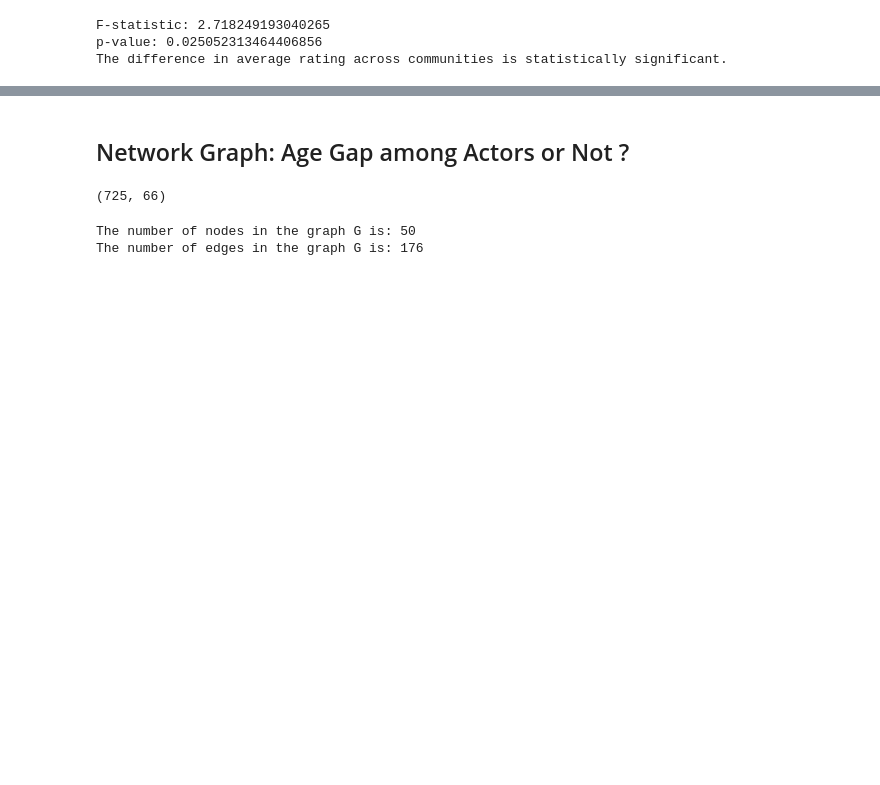
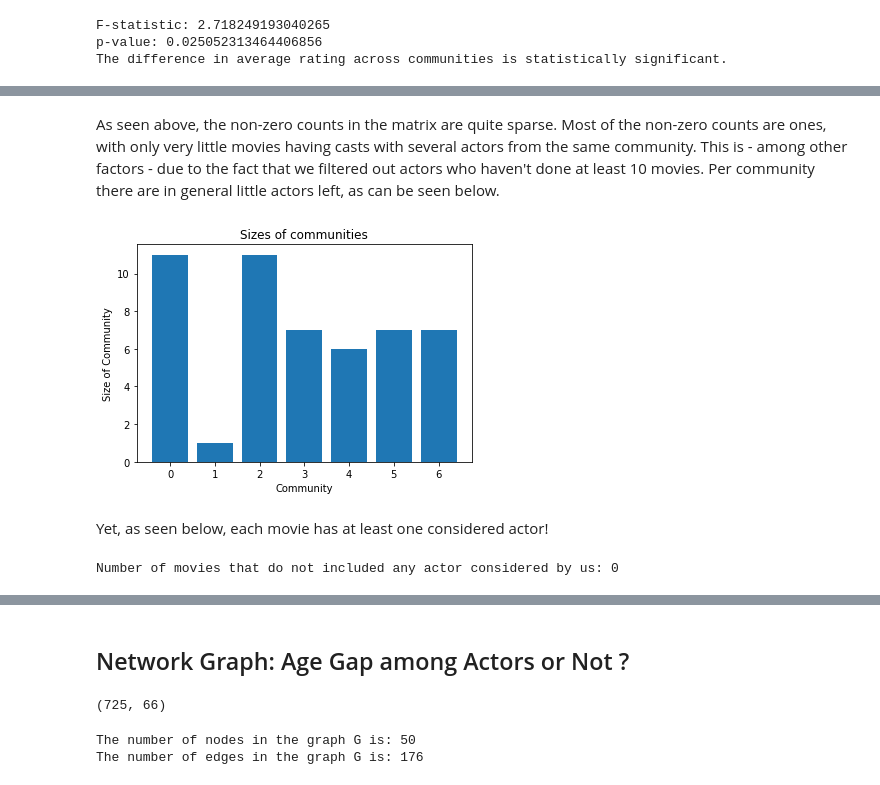
Before and after one commit to epfl-ada/ada-2023-project-shinebrightlikeadamon, a Jupyter notebook: network_analysis.ipynb, the cells around one changed output, grey strips where cells are left out. Drawn from its saved outputs; the diff is of its cells as text; code cells hidden in the pictures; blank space fills up the shorter version.

```diff
--- a/network_analysis.ipynb
+++ b/network_analysis.ipynb
@@ -429,0 +569,32 @@ The difference in average rating across communities is statistically significant
+# %% [markdown]
+As seen above, the non-zero counts in the matrix are quite sparse. Most of the non-zero counts are ones, with only very little movies having casts with several actors from the same community. This is - among other factors - due to the fact that we filtered out actors who haven't done at least 10 movies. Per community there are in general little actors left, as can be seen below.
+# %%
+# Extracting the sizes of the communities
+sizes = [len(arr) for arr in communities.values()]
+
+# Plotting
+plt.bar(communities.keys(), sizes)
+plt.xlabel('Community')
+plt.ylabel('Size of Community')
+plt.title('Sizes of communities')
+plt.show()
+# %% [output]
+[figure, added]
+# %% [markdown]
+Yet, as seen below, each movie has at least one considered actor!
+# %%
+# Print amount of movies without considered actors
+print(f'Number of movies that do not included any actor considered by us: {(mov_com_count["non_zero_communities"] == 0).sum()}')
+
+# TODO Delete the plot below!
+# # Plotting the distribution
+# plt.figure(figsize=(10, 6))
+# plt.hist(mov_com_count['total_community_count'], bins=5, alpha=0.7, color='blue')
+# plt.title('Distribution of amount of different communities of cast')
+# plt.xlabel('Amount of different communities')
+# plt.ylabel('Frequency')
+# plt.yscale('log')
+# plt.grid(True)
+# plt.show()
+# %% [output]
+Number of movies that do not included any actor considered by us: 0
```
Also changed, not shown: parts of 40 cells of this notebook.
